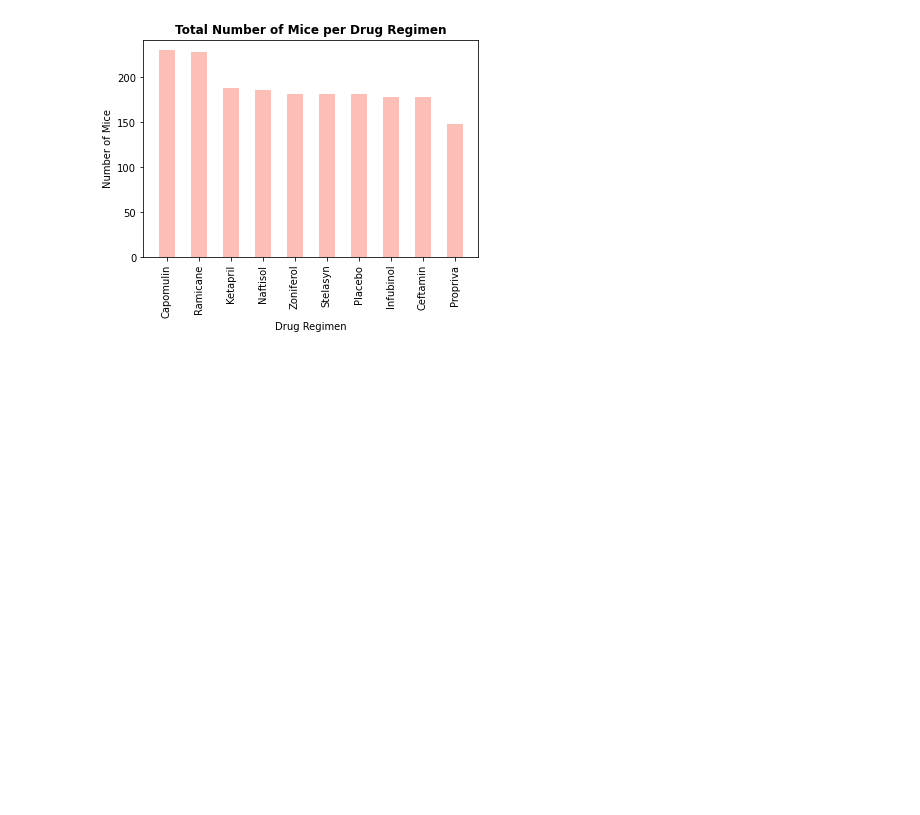
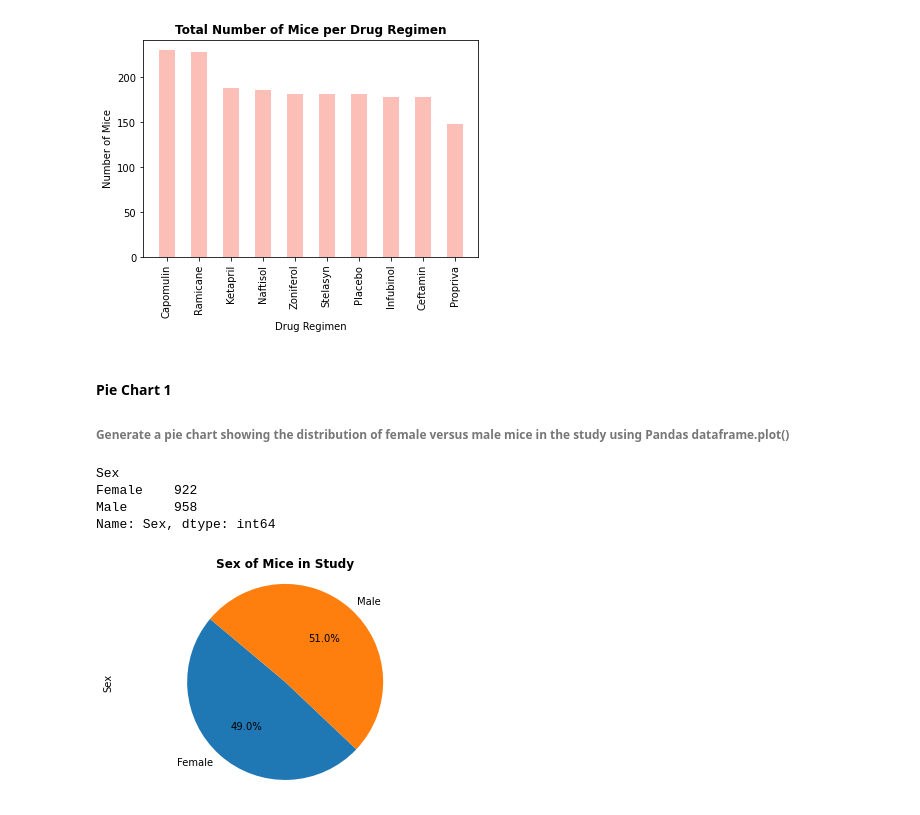
Before and after one commit to marthagriggs9/Pymaceuticals, a Jupyter notebook: Pymaceuticals_MG.ipynb, the cells around one changed output. Drawn from its saved outputs; the diff is of its cells as text; code cells hidden in the pictures; blank space fills up the shorter version.

```diff
--- a/Pymaceuticals_MG.ipynb
+++ b/Pymaceuticals_MG.ipynb
@@ -231,3 +231,31 @@ plt.tight_layout
 plt.show()
 # %% [output]
 [figure]
+# %% [markdown]
+#### Pie Chart 1
+
+###### Generate a pie chart showing the distribution of female versus male mice in the study using Pandas dataframe.plot()
+# %%
+# Generate a pie plot showing the distribution of female versus male mice using Pandas
+sex_of_mice = clean_mouse_study_df.groupby('Sex')['Sex'].count()
+sex_of_mice
+# %% [output]
+Sex
+Female    922
+Male      958
+Name: Sex, dtype: int64
+# %%
+#Generate pie chart
+pandas_pie = sex_of_mice.plot(kind="pie", startangle = 140, autopct= '%1.1f%%')
+
+#Create axes which are equal so there is a perfect circle
+plt.axis("equal")
+
+#Set x/y label and title
+pandas_pie.set_title(label="Sex of Mice in Study", fontweight= "bold")
+pandas_pie.set_ylabel('Sex')
+
+plt.tight_layout
+plt.show()
+# %% [output]
+[figure, added]
```
Also changed, not shown: parts of 6 cells of this notebook.
